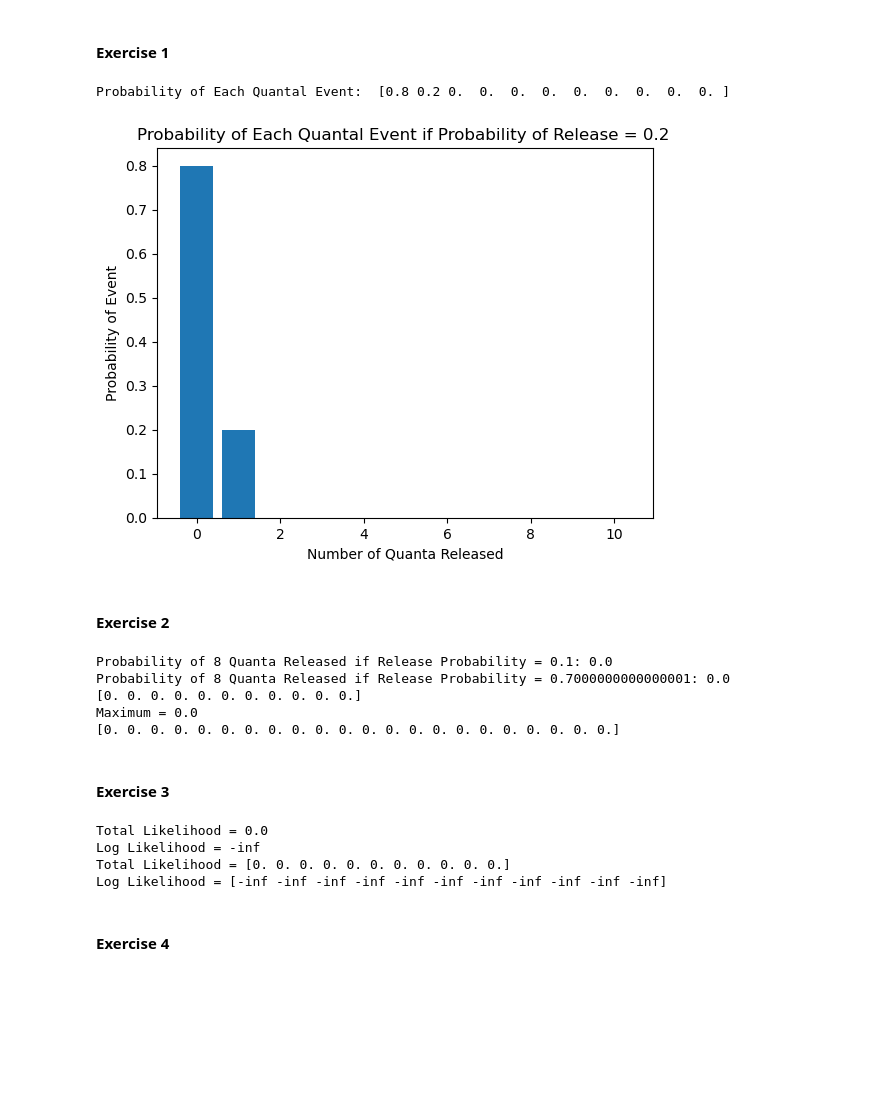
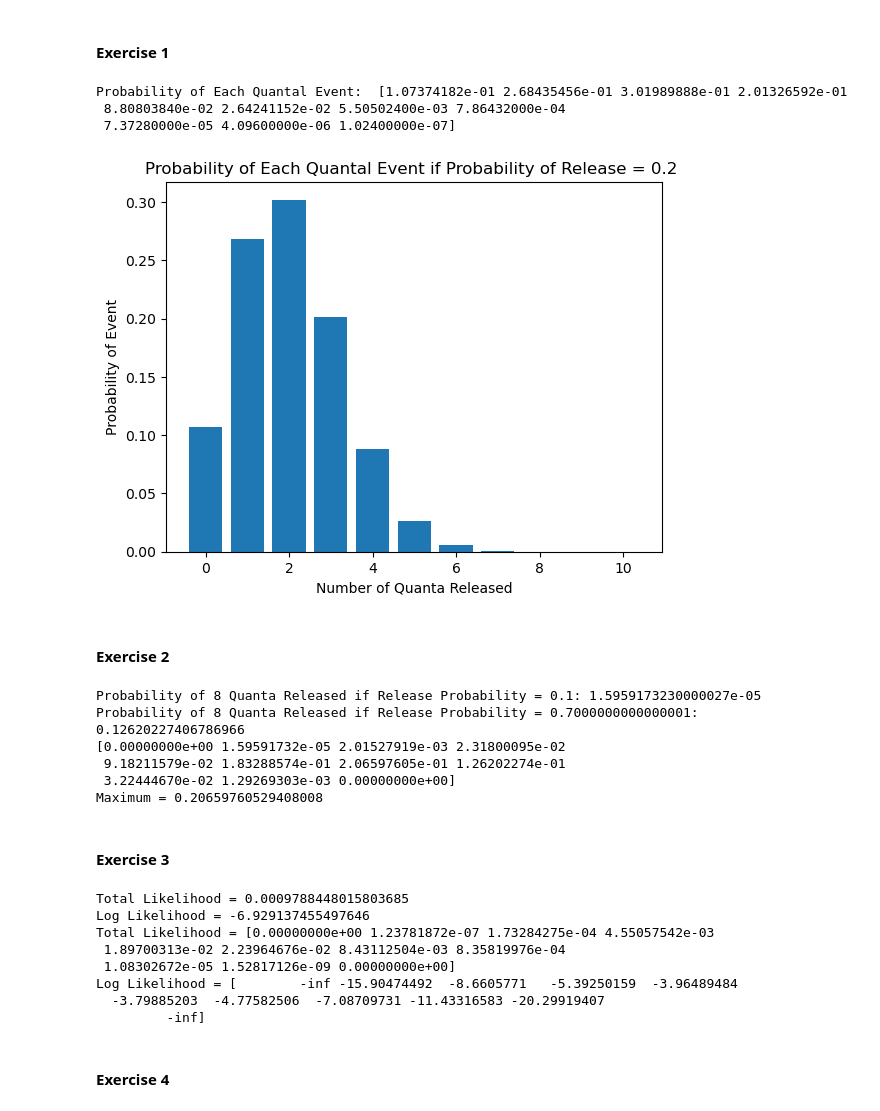
Before and after one commit to turcoi/QNC, a Jupyter notebook: 9-11_ProbabilityDistributionsBinomialCaseStudy.ipynb, the cells around one changed output. Saved outputs shown, nothing was run; the diff lists cells and outputs as text; code cells hidden in the pictures; blank space fills up the shorter version.

```diff
--- a/9-11_ProbabilityDistributionsBinomialCaseStudy.ipynb
+++ b/9-11_ProbabilityDistributionsBinomialCaseStudy.ipynb
@@ -21,58 +21,64 @@ from scipy.optimize import curve_fit
 # %%
 n_quanta = 10
 p_release = 0.2
 possible_events = np.arange(0,11,1)
-p_each_event = binom.pmf(possible_events, 1, p_release)
+p_each_event = binom.pmf(possible_events, n_quanta, p_release)
 print("Probability of Each Quantal Event: ", p_each_event)
 plt.bar(possible_events, p_each_event)
 plt.xlabel("Number of Quanta Released")
 plt.ylabel("Probability of Event")
 plt.title(f"Probability of Each Quantal Event if Probability of Release = {p_release} ")
 plt.show()
 # %% [output]
-Probability of Each Quantal Event:  [0.8 0.2 0.  0.  0.  0.  0.  0.  0.  0.  0. ]
+Probability of Each Quantal Event:  [1.07374182e-01 2.68435456e-01 3.01989888e-01 2.01326592e-01
+ 8.80803840e-02 2.64241152e-02 5.50502400e-03 7.86432000e-04
+ 7.37280000e-05 4.09600000e-06 1.02400000e-07]
-[figure, old version]
+[figure, new version]
 # %% [markdown]
 #### Exercise 2
 # %%
-quanta_available = np.arange(0,15,1)
+total_quanta = 14
 measured_n2_quanta = 8
 all_p_release = np.linspace(0,1,11)
-p_8_quanta = binom.pmf(measured_n2_quanta, 1, all_p_release)
+p_8_quanta = binom.pmf(measured_n2_quanta, total_quanta, all_p_release)
 print(f"Probability of 8 Quanta Released if Release Probability = {all_p_release[1]}: {p_8_quanta[1]}")
 print(f"Probability of 8 Quanta Released if Release Probability = {all_p_release[7]}: {p_8_quanta[7]}")
 print(p_8_quanta)
 print(f"Maximum = {max(p_8_quanta)}")
 all_p_release_higher_res = np.linspace(0,1,22)
 p_8_quanta_higher_res = binom.pmf(measured_n2_quanta, 1, all_p_release_higher_res)
-print(p_8_quanta_higher_res)
 # %% [output]
-Probability of 8 Quanta Released if Release Probability = 0.1: 0.0
-Probability of 8 Quanta Released if Release Probability = 0.7000000000000001: 0.0
-[0. 0. 0. 0. 0. 0. 0. 0. 0. 0. 0.]
-Maximum = 0.0
-[0. 0. 0. 0. 0. 0. 0. 0. 0. 0. 0. 0. 0. 0. 0. 0. 0. 0. 0. 0. 0. 0.]
+Probability of 8 Quanta Released if Release Probability = 0.1: 1.5959173230000027e-05
+Probability of 8 Quanta Released if Release Probability = 0.7000000000000001: 0.12620227406786966
+[0.00000000e+00 1.59591732e-05 2.01527919e-03 2.31800095e-02
+ 9.18211579e-02 1.83288574e-01 2.06597605e-01 1.26202274e-01
+ 3.22444670e-02 1.29269303e-03 0.00000000e+00]
+Maximum = 0.20659760529408008
 # %% [markdown]
 #### Exercise 3
 # %%
 measured_n3_quanta = 5
 theoretical_p_release = 0.1
-p_5_quanta_1 = binom.pmf(measured_n3_quanta, 1, theoretical_p_release)
+p_5_quanta_1 = binom.pmf(measured_n3_quanta, total_quanta, theoretical_p_release)
 total_likelihood = p_8_quanta[7] * p_5_quanta_1
 print(f"Total Likelihood = {total_likelihood}")
 log_likelihood = np.log(p_8_quanta[7]) + np.log(p_5_quanta_1)
 print(f"Log Likelihood = {log_likelihood}")
 
-p_5_quanta = binom.pmf(measured_n3_quanta, 1, all_p_release)
+p_5_quanta = binom.pmf(measured_n3_quanta, total_quanta, all_p_release)
 total_likelihood_all = p_8_quanta * p_5_quanta
 print(f"Total Likelihood = {total_likelihood_all}")
 log_likelihood_all = np.log(p_8_quanta) + np.log(p_5_quanta)
 print(f"Log Likelihood = {log_likelihood_all}")
 # %% [output]
-Total Likelihood = 0.0
-Log Likelihood = -inf
-Total Likelihood = [0. 0. 0. 0. 0. 0. 0. 0. 0. 0. 0.]
-Log Likelihood = [-inf -inf -inf -inf -inf -inf -inf -inf -inf -inf -inf]
+Total Likelihood = 0.0009788448015803685
+Log Likelihood = -6.929137455497646
+Total Likelihood = [0.00000000e+00 1.23781872e-07 1.73284275e-04 4.55057542e-03
+ 1.89700313e-02 2.23964676e-02 8.43112504e-03 8.35819976e-04
+ 1.08302672e-05 1.52817126e-09 0.00000000e+00]
+Log Likelihood = [        -inf -15.90474492  -8.6605771   -5.39250159  -3.96489484
+  -3.79885203  -4.77582506  -7.08709731 -11.43316583 -20.29919407
+         -inf]
 # %% [markdown]
 #### Exercise 4
 # %%
```
Also changed, not shown: parts of 4 cells of this notebook.
